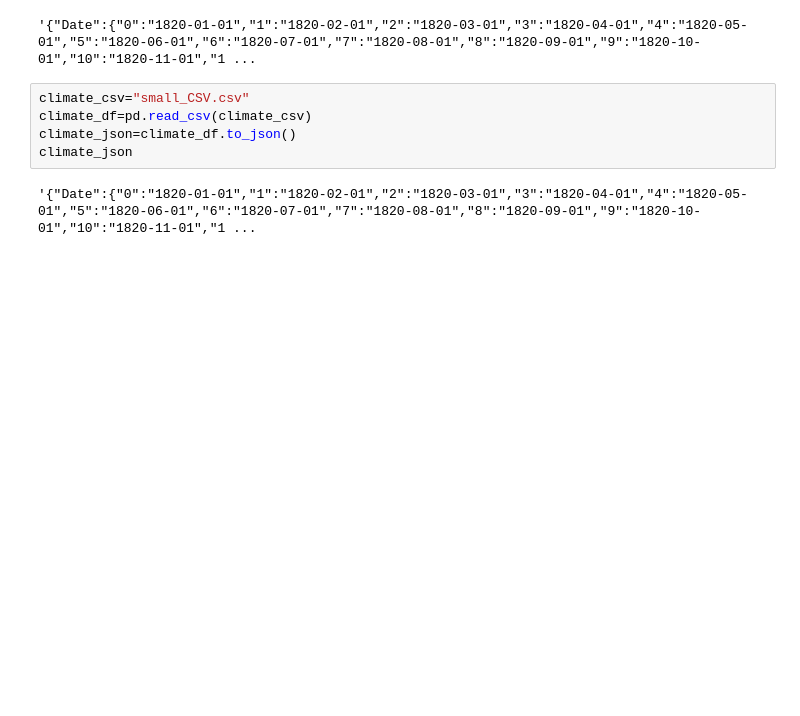
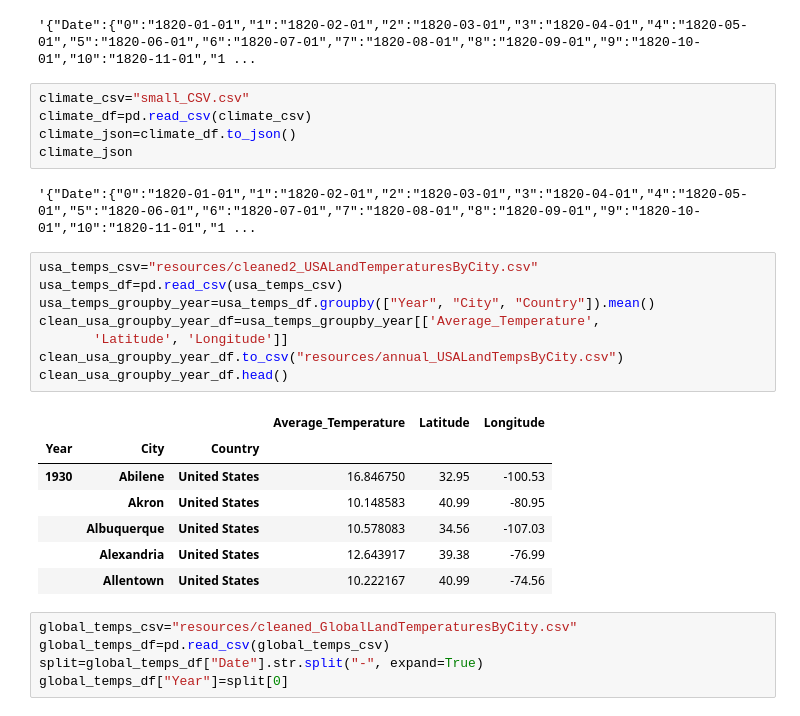
Before and after one commit to xsarinix/feeling-hot-hot-hot, a Jupyter notebook: csv_cleaning.ipynb, the cells around one changed output. Cells and saved outputs as stored; diff of their text form; blank space fills up the shorter version.

```diff
--- a/csv_cleaning.ipynb
+++ b/csv_cleaning.ipynb
@@ -99,3 +105,24 @@ climate_json=climate_df.to_json()
 climate_json
 # %% [output]
 '{"Date":{"0":"1820-01-01","1":"1820-02-01","2":"1820-03-01","3":"1820-04-01","4":"1820-05-01","5":"1820-06-01","6":"1820-07-01","7":"1820-08-01","8":"1820-09-01","9":"1820-10-01","10":"1820-11-01","1 ...
+# %%
+usa_temps_csv="resources/cleaned2_USALandTemperaturesByCity.csv"
+usa_temps_df=pd.read_csv(usa_temps_csv)
+usa_temps_groupby_year=usa_temps_df.groupby(["Year", "City", "Country"]).mean()
+clean_usa_groupby_year_df=usa_temps_groupby_year[['Average_Temperature',
+       'Latitude', 'Longitude']]
+clean_usa_groupby_year_df.to_csv("resources/annual_USALandTempsByCity.csv")
+clean_usa_groupby_year_df.head()
+# %% [output]
+|  |  |  | Average_Temperature | Latitude | Longitude |
+| Year | City | Country |  |  |  |
+| 1930 | Abilene | United States | 16.846750 | 32.95 | -100.53 |
+|  | Akron | United States | 10.148583 | 40.99 | -80.95 |
+|  | Albuquerque | United States | 10.578083 | 34.56 | -107.03 |
+|  | Alexandria | United States | 12.643917 | 39.38 | -76.99 |
+|  | Allentown | United States | 10.222167 | 40.99 | -74.56 |
+# %%
+global_temps_csv="resources/cleaned_GlobalLandTemperaturesByCity.csv"
+global_temps_df=pd.read_csv(global_temps_csv)
+split=global_temps_df["Date"].str.split("-", expand=True)
+global_temps_df["Year"]=split[0]
```
Also changed, not shown: parts of 3 cells of this notebook, 11 other files.
